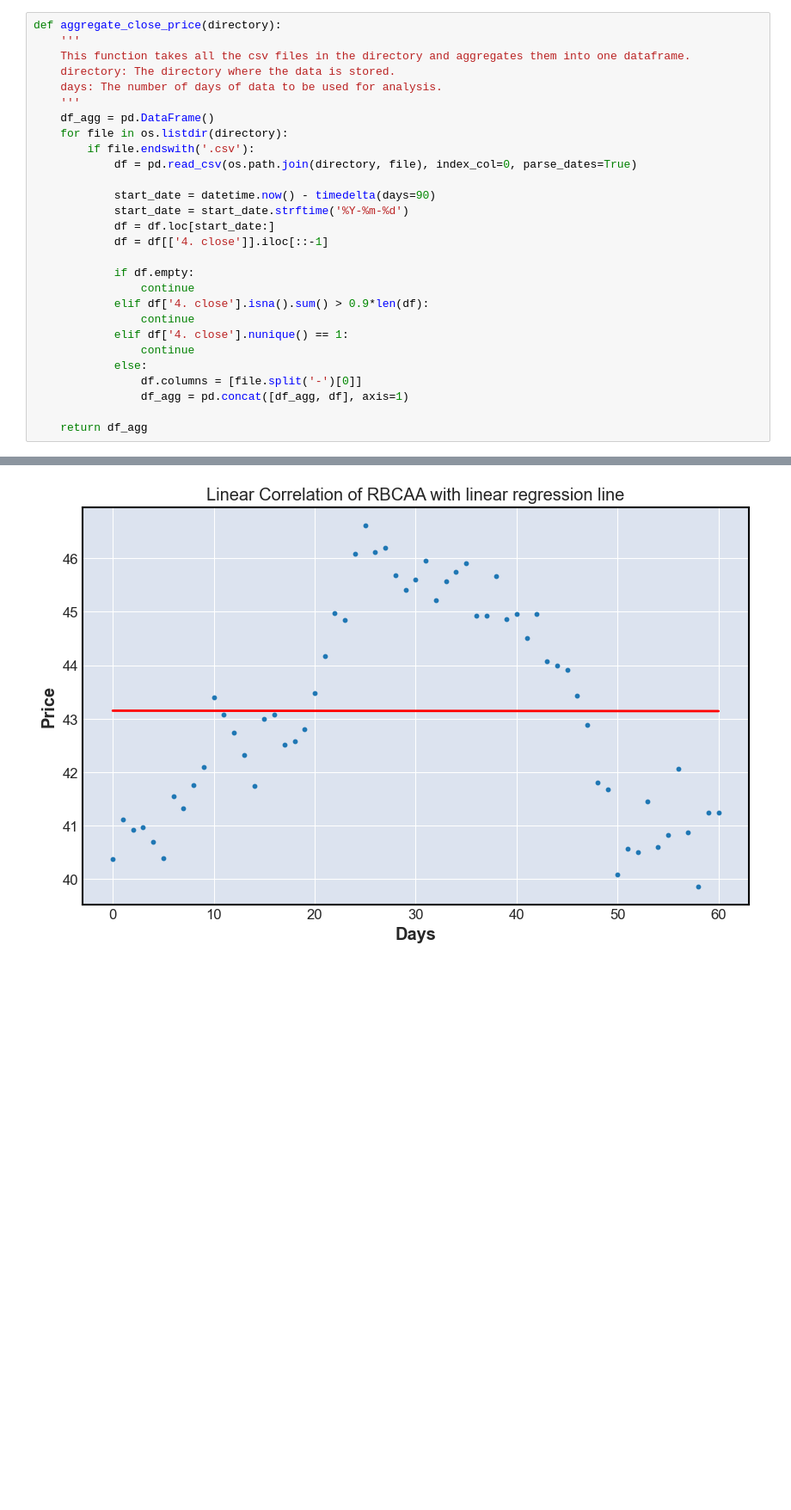
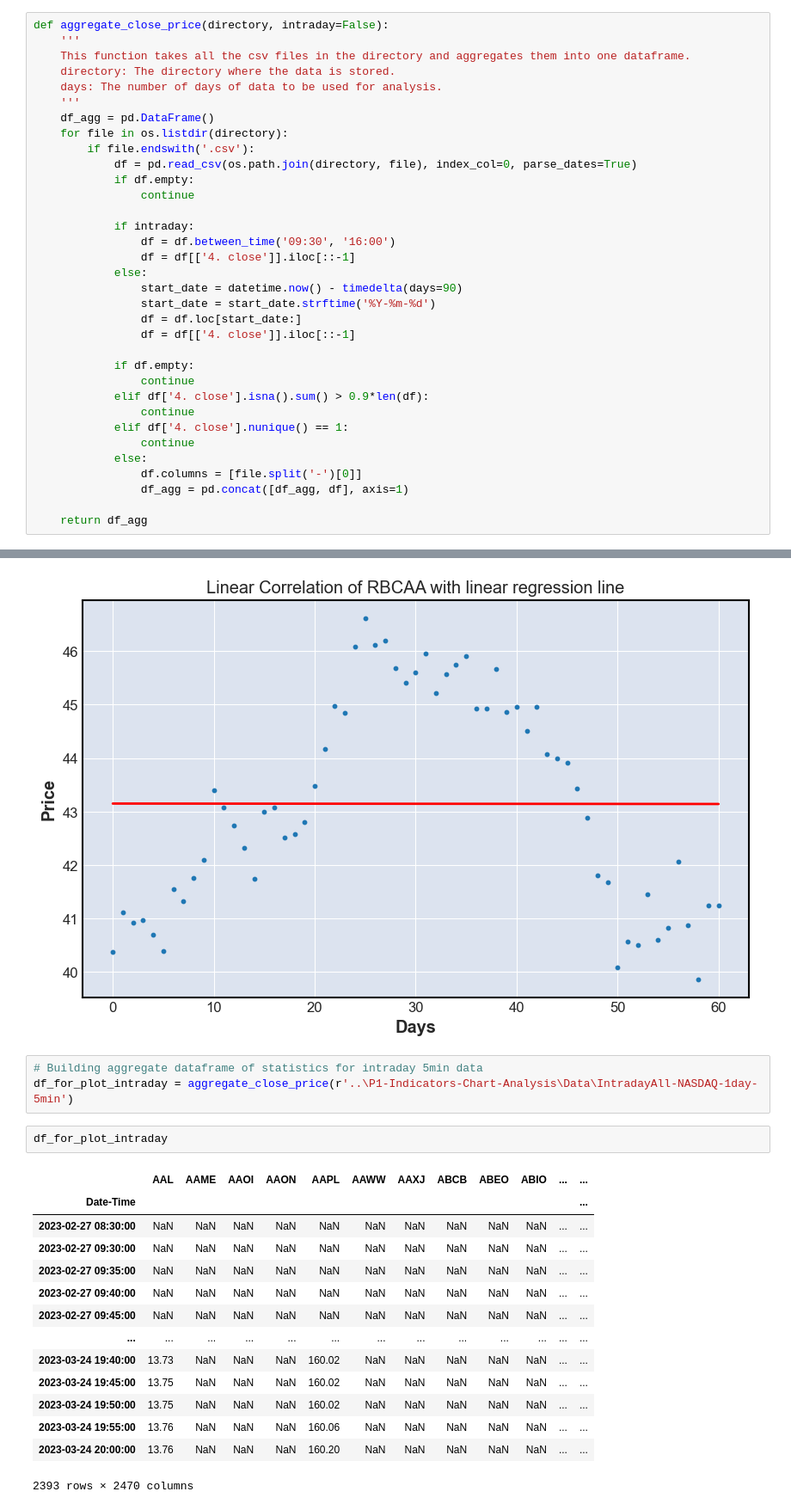
Before and after one commit to Folongton/Stock-Analysis, a Jupyter notebook: P1-Indicators-Chart-Analysis/P1-Chart-Analysis.ipynb, the cells around one changed output, grey strips where cells are left out. Shown at 86% size. Drawn from its saved outputs; the diff is of its cells as text; blank space fills up the shorter version.

```diff
--- a/P1-Indicators-Chart-Analysis/P1-Chart-Analysis.ipynb
+++ b/P1-Indicators-Chart-Analysis/P1-Chart-Analysis.ipynb
@@ -508,7 +508,7 @@ def get_intraday_data_for_list(tickers_list, interval='5min', apikey=KEY, adjust
 * We can use the slope of the line to determine the trend. The slope will be positive if the stock is trending upwards and negative if the stock is trending downwards.
 * We will use the R2 score to determine how linear the trend is. The high the R2 score the more linear the trend is. We will use the R2 score to rank the stocks.
 # %%
-def aggregate_close_price(directory):
+def aggregate_close_price(directory, intraday=False):
     '''
     This function takes all the csv files in the directory and aggregates them into one dataframe.
     directory: The directory where the data is stored.
@@ -518,11 +518,17 @@ def aggregate_close_price(directory):
     for file in os.listdir(directory):
         if file.endswith('.csv'):
             df = pd.read_csv(os.path.join(directory, file), index_col=0, parse_dates=True)
+            if df.empty:
+                continue
 
-            start_date = datetime.now() - timedelta(days=90)
-            start_date = start_date.strftime('%Y-%m-%d')
-            df = df.loc[start_date:]
-            df = df[['4. close']].iloc[::-1]
+            if intraday:
+                df = df.between_time('09:30', '16:00')
+                df = df[['4. close']].iloc[::-1]
+            else:
+                start_date = datetime.now() - timedelta(days=90)
+                start_date = start_date.strftime('%Y-%m-%d')
+                df = df.loc[start_date:]
+                df = df[['4. close']].iloc[::-1]
 
             if df.empty:
                 continue
@@ -601,3 +608,23 @@ linear_df.sort_values(by='R2', ascending=False).tail(3)
 plot_correlation(df_for_plot['RBCAA'])
 # %% [output]
 [figure]
+# %%
+# Building aggregate dataframe of statistics for intraday 5min data
+df_for_plot_intraday = aggregate_close_price(r'..\P1-Indicators-Chart-Analysis\Data\IntradayAll-NASDAQ-1day-5min')
+# %%
+df_for_plot_intraday
+# %% [output]
+|  | AAL | AAME | AAOI | AAON | AAPL | AAWW | AAXJ | ABCB | ABEO | ABIO | ... | ... |
+| Date-Time |  |  |  |  |  |  |  |  |  |  |  | ... |
+| 2023-02-27 08:30:00 | NaN | NaN | NaN | NaN | NaN | NaN | NaN | NaN | NaN | NaN | ... | ... |
+| 2023-02-27 09:30:00 | NaN | NaN | NaN | NaN | NaN | NaN | NaN | NaN | NaN | NaN | ... | ... |
+| 2023-02-27 09:35:00 | NaN | NaN | NaN | NaN | NaN | NaN | NaN | NaN | NaN | NaN | ... | ... |
+| 2023-02-27 09:40:00 | NaN | NaN | NaN | NaN | NaN | NaN | NaN | NaN | NaN | NaN | ... | ... |
+| 2023-02-27 09:45:00 | NaN | NaN | NaN | NaN | NaN | NaN | NaN | NaN | NaN | NaN | ... | ... |
+| ... | ... | ... | ... | ... | ... | ... | ... | ... | ... | ... | ... | ... |
+| 2023-03-24 19:40:00 | 13.73 | NaN | NaN | NaN | 160.02 | NaN | NaN | NaN | NaN | NaN | ... | ... |
+| 2023-03-24 19:45:00 | 13.75 | NaN | NaN | NaN | 160.02 | NaN | NaN | NaN | NaN | NaN | ... | ... |
+| 2023-03-24 19:50:00 | 13.75 | NaN | NaN | NaN | 160.02 | NaN | NaN | NaN | NaN | NaN | ... | ... |
+| 2023-03-24 19:55:00 | 13.76 | NaN | NaN | NaN | 160.06 | NaN | NaN | NaN | NaN | NaN | ... | ... |
+| 2023-03-24 20:00:00 | 13.76 | NaN | NaN | NaN | 160.20 | NaN | NaN | NaN | NaN | NaN | ... | ... |
+2393 rows × 2470 columns
```
Also changed, not shown: parts of 9 cells of this notebook.
